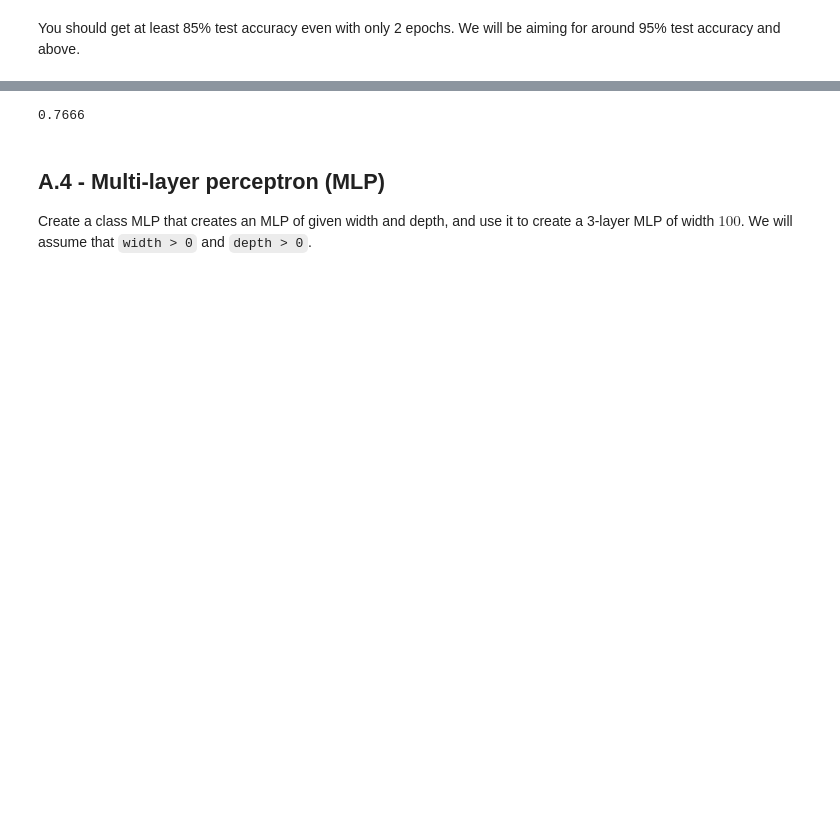
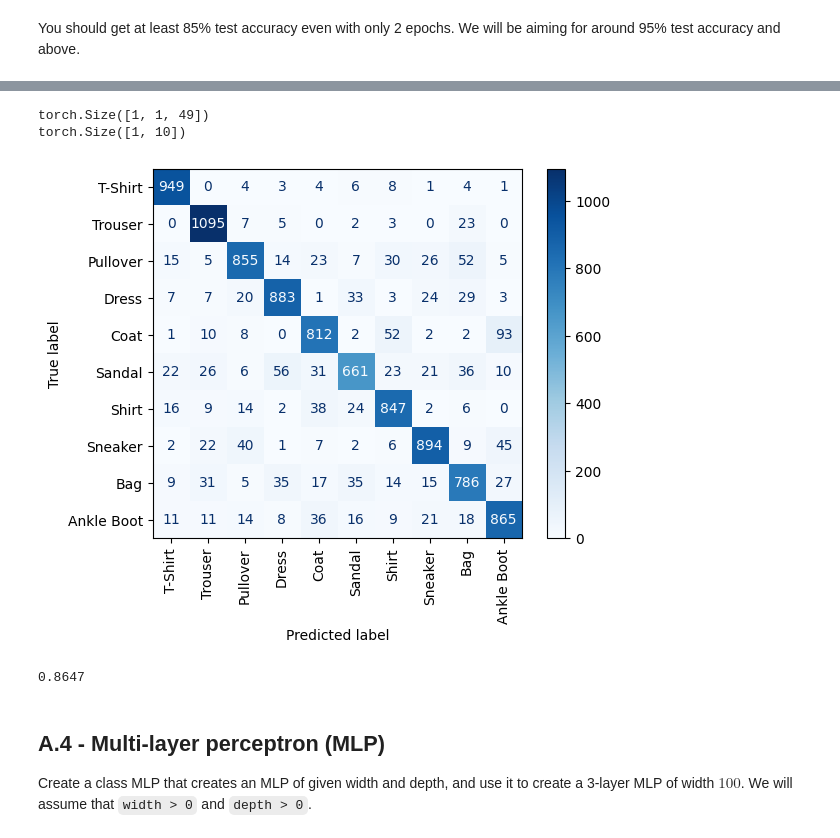
Before and after one commit to PaulToudret/ensae_dl_pw1, a Jupyter notebook: notebook.ipynb, the cells around one changed output, grey strips where cells are left out. Cells and saved outputs as stored; diff of their text form; code cells hidden in the pictures; blank space fills up the shorter version.

```diff
--- a/notebook.ipynb
+++ b/notebook.ipynb
@@ -334,11 +345,15 @@ Epoch 5/5 - Loss: 0.0131
 # %%
 accuracy = test(
     model = nn1,
-    preprocess=prep_test
+    test_data=prep_test,
+    show_matrix = True
 )
 print(accuracy)
 # %% [output]
-0.7666
+torch.Size([1, 1, 49])
+torch.Size([1, 10])
+[figure, added]
+0.8647
 # %% [markdown]
 ## A.4 - Multi-layer perceptron (MLP)
 
```
Also changed, not shown: parts of 11 cells of this notebook, 1 other file.
